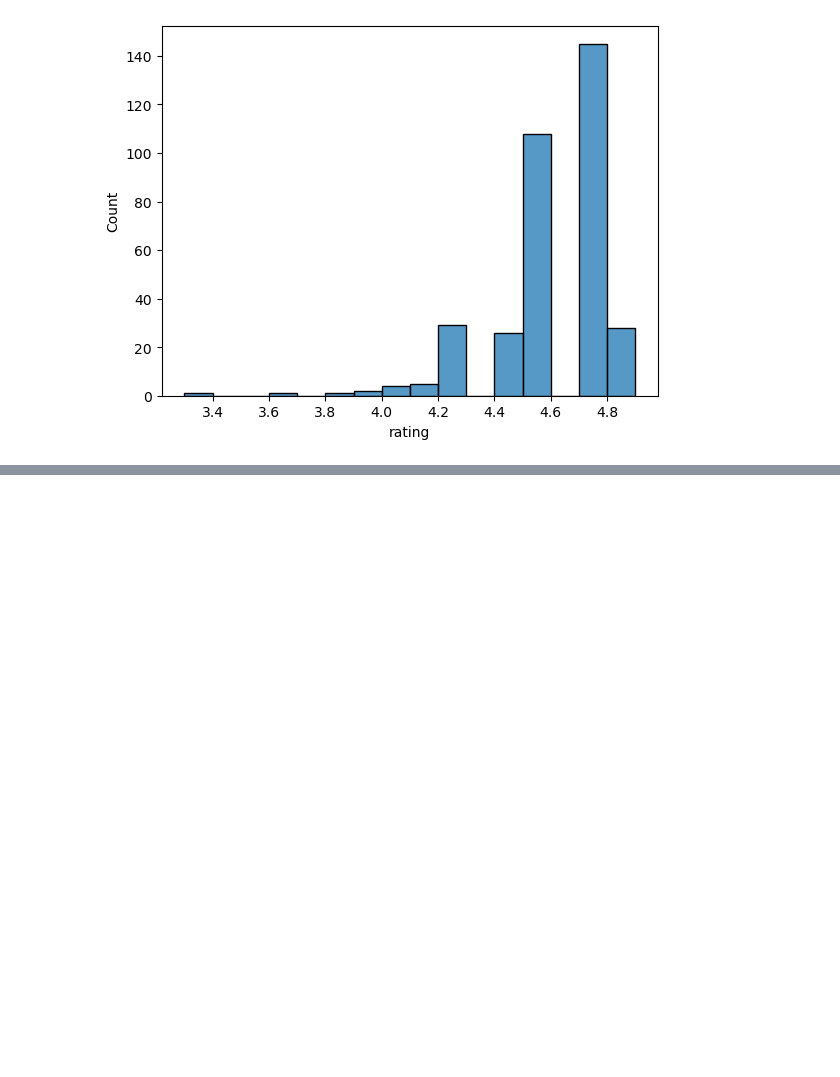
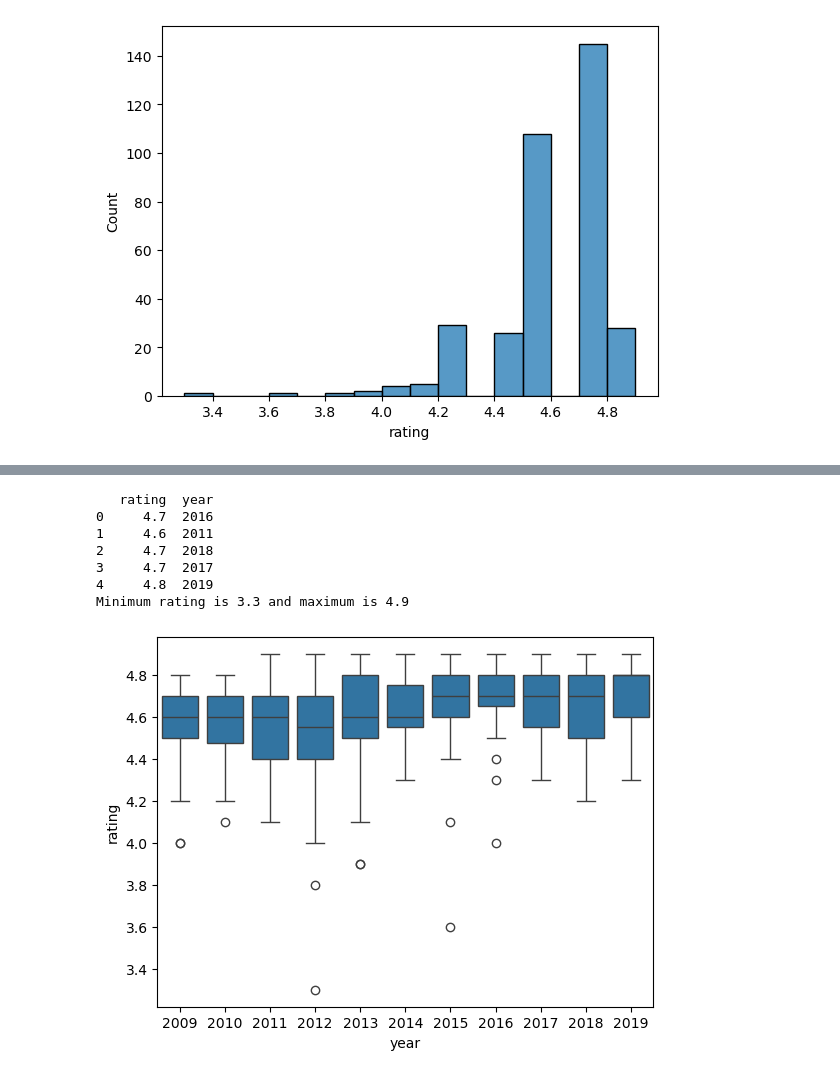
Before and after one commit to LucasFinney/data-portfolio, a Jupyter notebook: Exploratory Data Analysis in Python/Getting to Know a Dataset.ipynb, the cells around one changed output, grey strips where cells are left out. Drawn from its saved outputs; the diff is of its cells as text; code cells hidden in the pictures; blank space fills up the shorter version.

```diff
--- a/Exploratory Data Analysis in Python/Getting to Know a Dataset.ipynb
+++ b/Exploratory Data Analysis in Python/Getting to Know a Dataset.ipynb
@@ -75,0 +108,3 @@ plt.show()
+# %%
+books['year']=books['year'].astype(float)
+books.dtypes
@@ -75,0 +118,3 @@ plt.show()
+# %%
+books['year']=books['year'].astype(int)
+books.dtypes
@@ -75,0 +128,5 @@ plt.show()
+# %%
+def to_int(df, col):
+    return df[col].astype(int)
+
+books['year']= to_int(books, 'year')
@@ -75,0 +180,14 @@ plt.show()
+# %%
+print(books.select_dtypes("number").head())
+print(f"Minimum rating is {books['rating'].min()} and maximum is {books['rating'].max()}")
+sns.boxplot(data=books,x="year",y="rating")
+plt.show()
+# %% [output]
+   rating  year
+0     4.7  2016
+1     4.6  2011
+2     4.7  2018
+3     4.7  2017
+4     4.8  2019
+Minimum rating is 3.3 and maximum is 4.9
+[figure, added]
```
Also changed, not shown: parts of 24 cells of this notebook.
